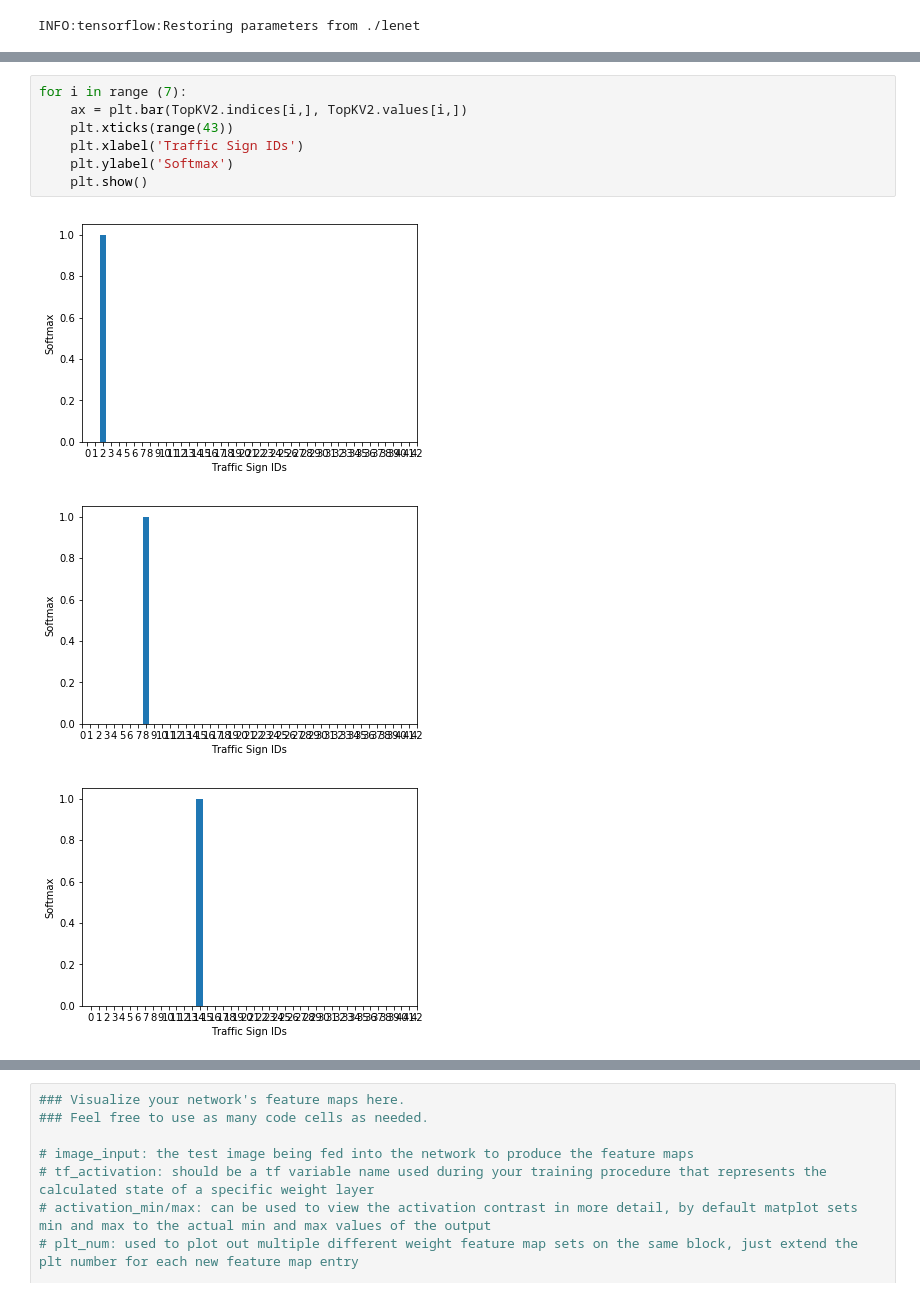
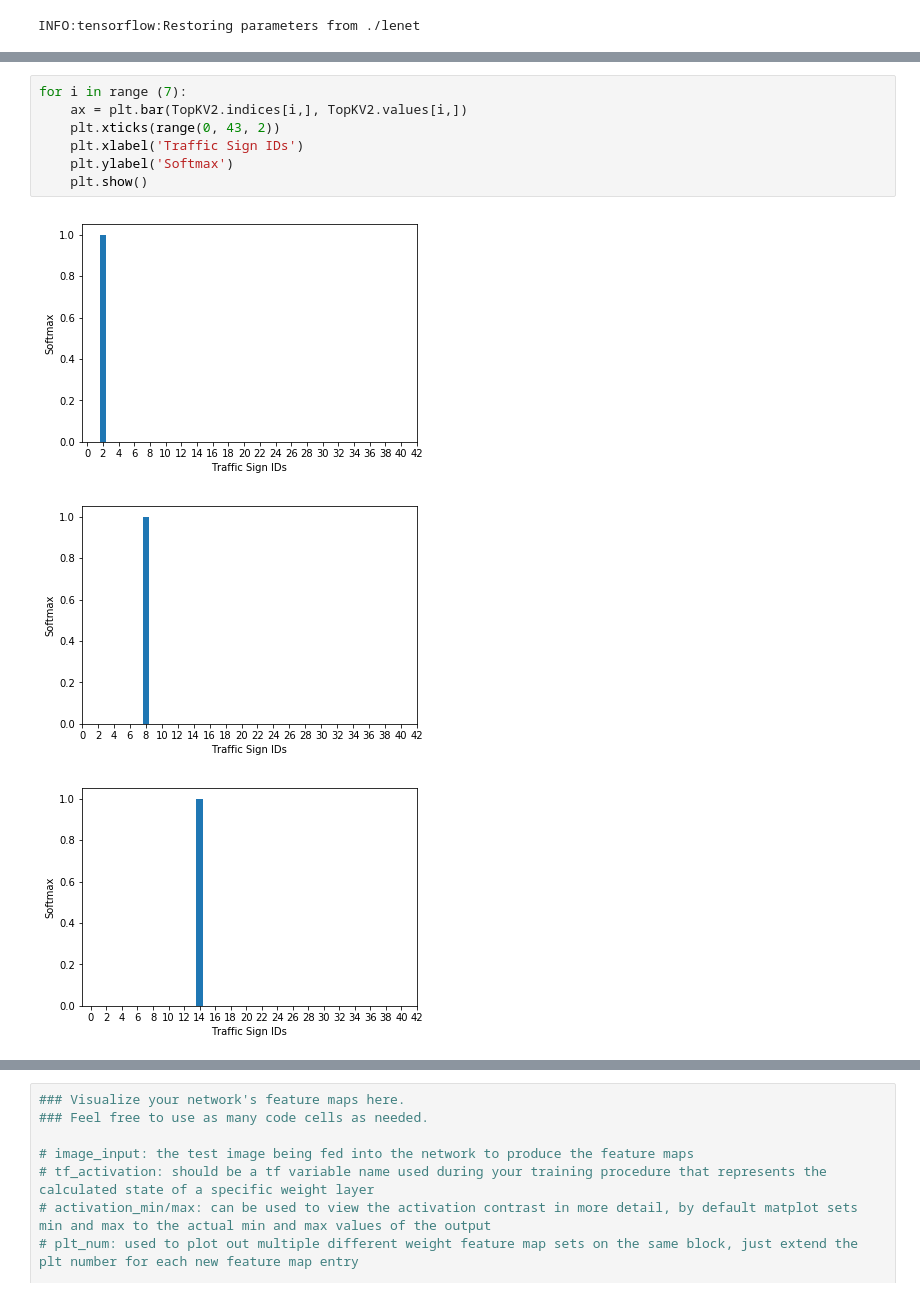
Before and after one commit to LeiLinPARC/CarND_traffic_sign_classification, a Jupyter notebook: Traffic_Sign_Classifier.ipynb, the cells around one changed output, grey strips where cells are left out. Cells and saved outputs as stored; diff of their text form.

```diff
--- a/Traffic_Sign_Classifier.ipynb
+++ b/Traffic_Sign_Classifier.ipynb
@@ -528,11 +528,11 @@ TopKV2(values=array([[  1.00000000e+00,   0.00000000e+00,   0.00000000e+00,
 # %%
 for i in range (7):
     ax = plt.bar(TopKV2.indices[i,], TopKV2.values[i,])
-    plt.xticks(range(43))
+    plt.xticks(range(0, 43, 2))
     plt.xlabel('Traffic Sign IDs')
     plt.ylabel('Softmax')
     plt.show()
 # %% [output]
-[figure, old version]
+[figure, new version]
-[figure, old version]
+[figure, new version]
-[figure, old version]
+[figure, new version]
```
Also changed, not shown: parts of 1 cell of this notebook, 1 other file.
